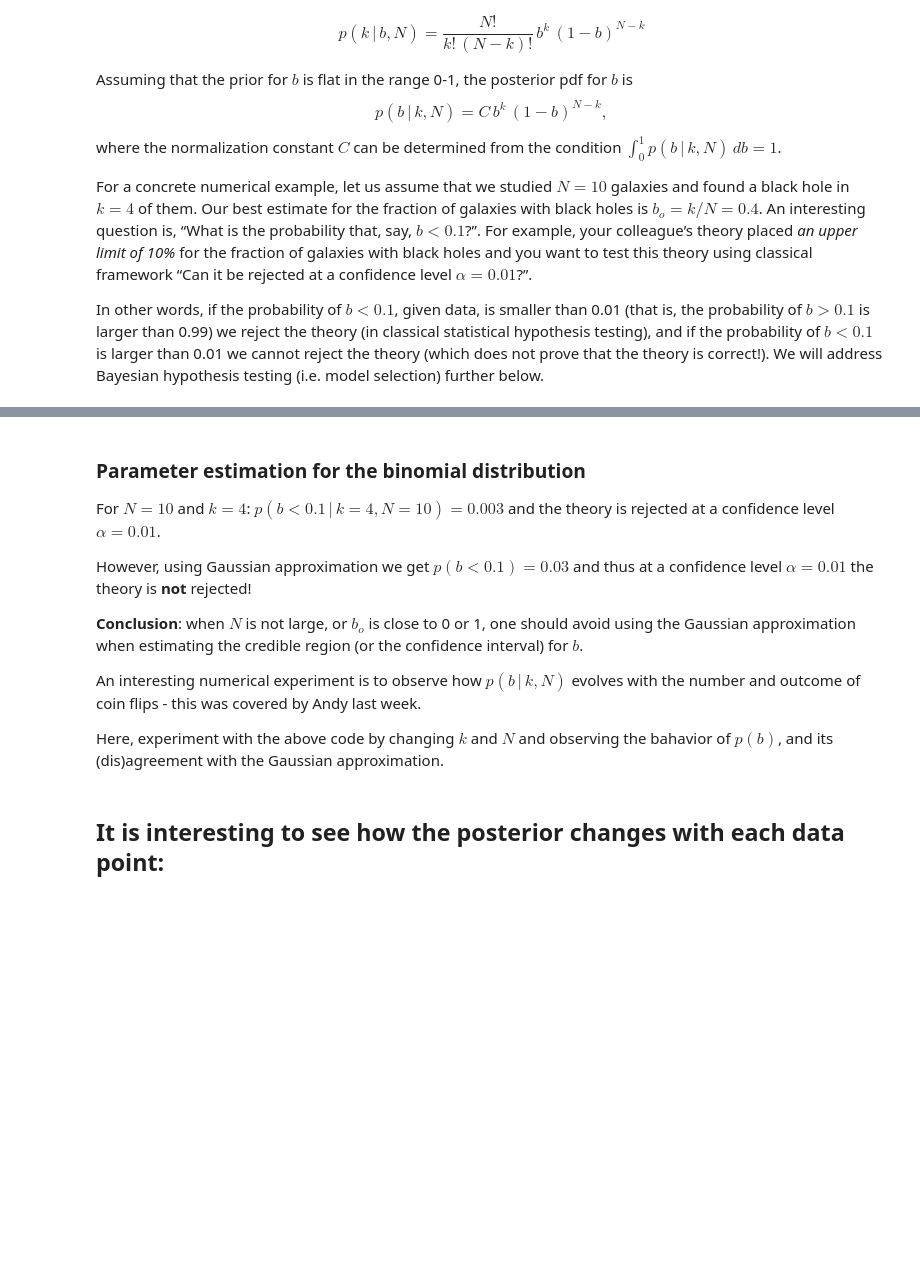
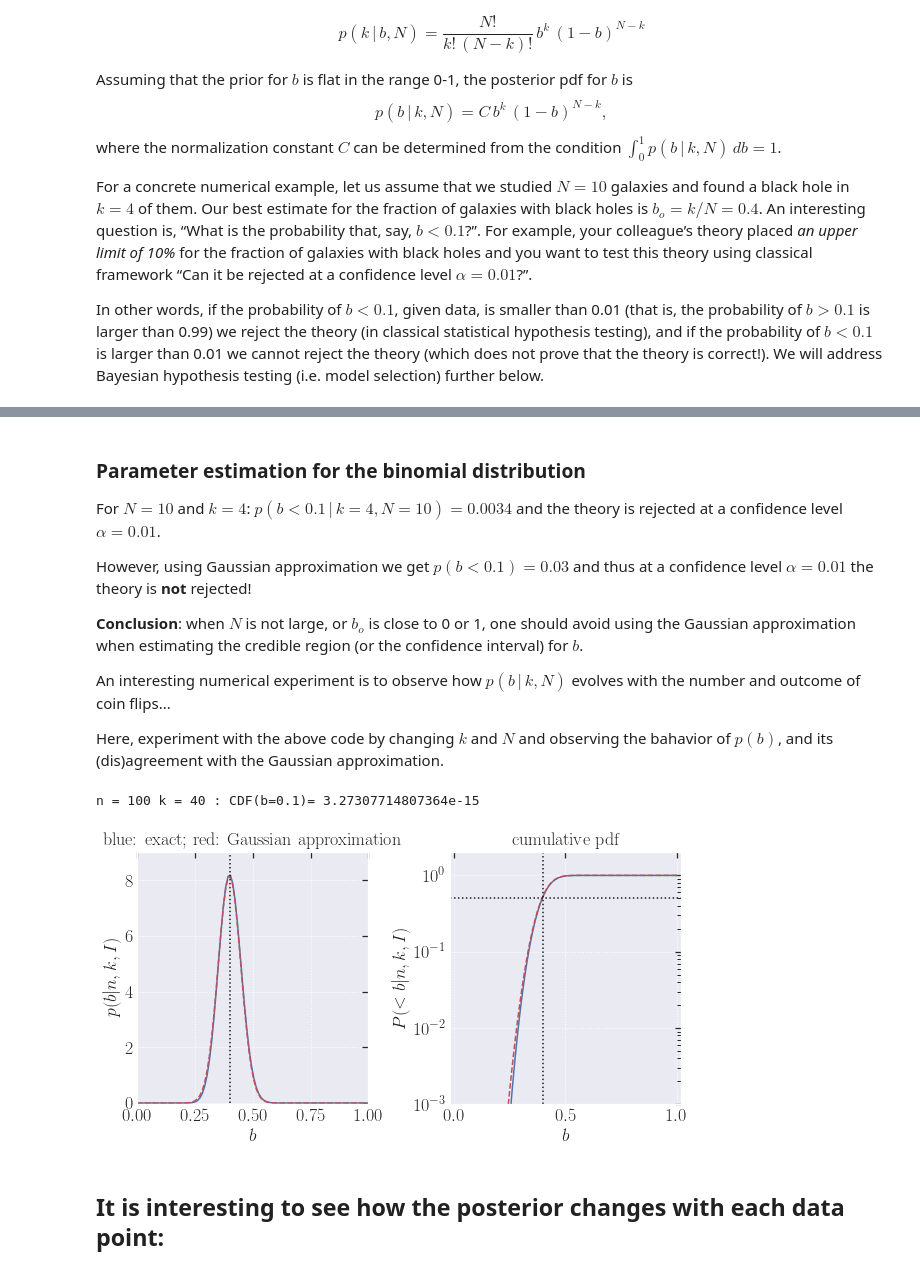
Before and after one commit to ivezic/IRB2023, a Jupyter notebook: notebooks/IRBclass4.ipynb, the cells around one changed output, grey strips where cells are left out. Cells and saved outputs as stored; diff of their text form; code cells hidden in the pictures; blank space fills up the shorter version.

```diff
--- a/notebooks/IRBclass4.ipynb
+++ b/notebooks/IRBclass4.ipynb
@@ -136,7 +138,7 @@ doBinomial(10, 4)
 # %% [markdown]
 ### Parameter estimation for the binomial distribution
 
-For $N=10$ and $k=4$: $p(b < 0.1\,|\,k = 4, N = 10) = 0.003$ and the theory is rejected
+For $N=10$ and $k=4$: $p(b < 0.1\,|\,k = 4, N = 10) = 0.0034$ and the theory is rejected
 at a confidence level $\alpha = 0.01$.
 
 However, using Gaussian approximation we get
@@ -146,9 +148,14 @@ $p(b < 0.1) = 0.03$ and thus at a confidence level $\alpha = 0.01$ the theory is
 Gaussian approximation when estimating the credible region (or the confidence interval) for $b$.
 
 An interesting numerical experiment is to observe how $p(b \,|\, k, N )$ evolves with the number
-and outcome of coin flips - this was covered by Andy last week.
+and outcome of coin flips...
 
 Here, experiment with the above code by changing $k$ and $N$ and observing the bahavior of $p(b)$, and its (dis)agreement with the Gaussian approximation.
+# %%
+doBinomial(100, 40)
+# %% [output]
+n = 100 k = 40 : CDF(b=0.1)= 3.27307714807364e-15
+[figure, added]
 # %% [markdown]
 ## It is interesting to see how the posterior changes with each data point:
 # %%
```
Also changed, not shown: parts of 12 cells of this notebook, 1 other file.
